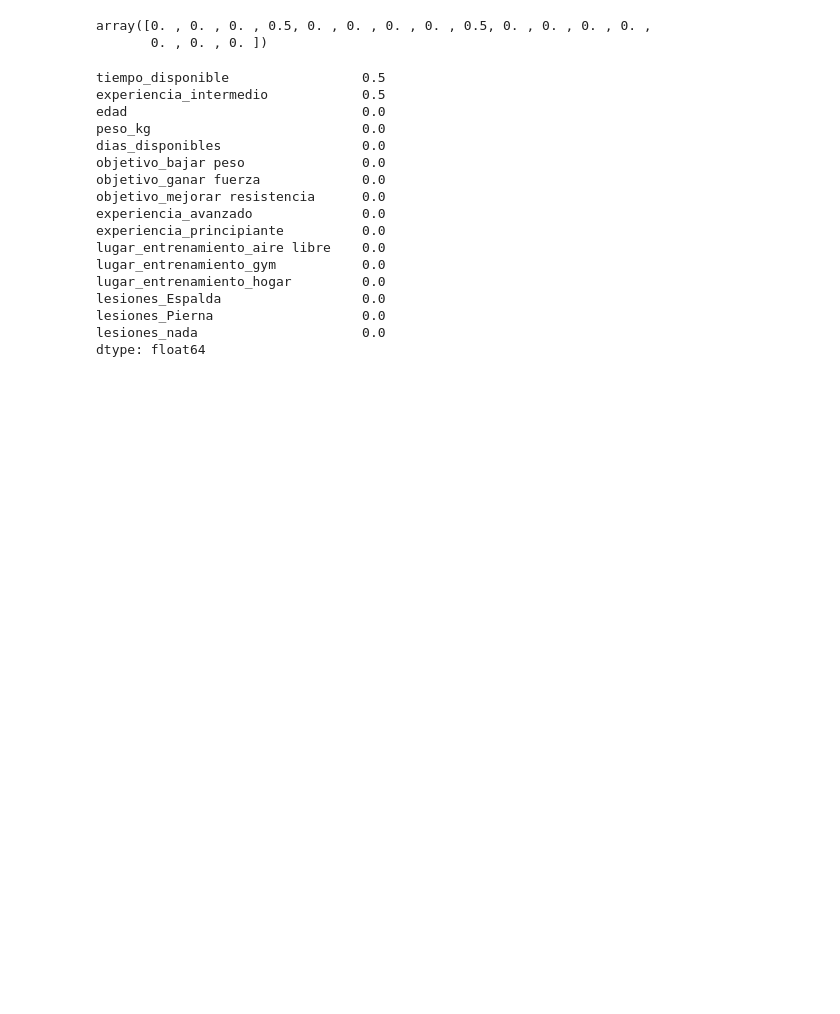
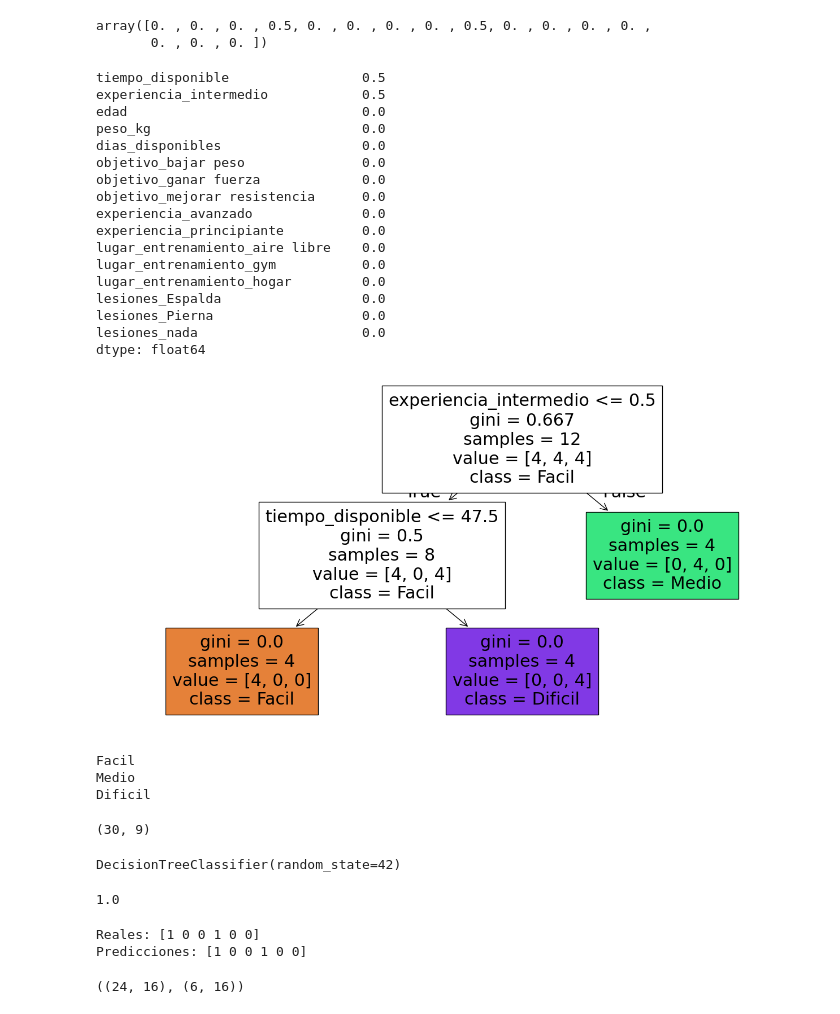
Before and after one commit to luci-o/LIFE-FIT, a Jupyter notebook: IA/index.ipynb, the cells around one changed output. Cells and saved outputs as stored; diff of their text form; code cells hidden in the pictures; blank space fills up the shorter version.

Commit message:
Amplía dataset a 30 usuarios y mejora el modelo de predicción de dificultad

```diff
--- a/IA/index.ipynb
+++ b/IA/index.ipynb
@@ -406,0 +410,32 @@ dtype: float64
+# %%
+plt.figure(figsize=(16, 8))
+
+plot_tree(
+    modelo,
+    feature_names=X_convertido.columns,
+    class_names=["Facil", "Medio", "Dificil"],
+    filled=True
+)
+
+plt.show()
+# %% [output]
+[figure, added]
+# %%
+print(predecir_dificultad(
+    20, 70, "ganar fuerza", 3, 30,
+    "principiante", "gym", "nada"
+))
+
+print(predecir_dificultad(
+    28, 80, "bajar peso", 4, 60,
+    "intermedio", "hogar", "nada"
+))
+
+print(predecir_dificultad(
+    35, 85, "mejorar resistencia", 5, 90,
+    "avanzado", "aire libre", "Pierna"
+))
+# %% [output]
+Facil
+Medio
+Dificil
@@ -406,0 +546,4 @@ dtype: float64
+# %%
+usuarios_df.shape
+# %% [output]
+(30, 9)
@@ -406,0 +571,21 @@ dtype: float64
+# %%
+modelo = DecisionTreeClassifier(random_state=42)
+modelo.fit(X_train, y_train)
+# %% [output]
+DecisionTreeClassifier(random_state=42)
+# %%
+predicciones = modelo.predict(X_test)
+precision = accuracy_score(y_test, predicciones)
+precision
+# %% [output]
+1.0
+# %%
+print("Reales:", y_test.values)
+print("Predicciones:", predicciones)
+# %% [output]
+Reales: [1 0 0 1 0 0]
+Predicciones: [1 0 0 1 0 0]
+# %%
+X_train.shape, X_test.shape
+# %% [output]
+((24, 16), (6, 16))
```
Also changed, not shown: parts of 10 cells of this notebook.
